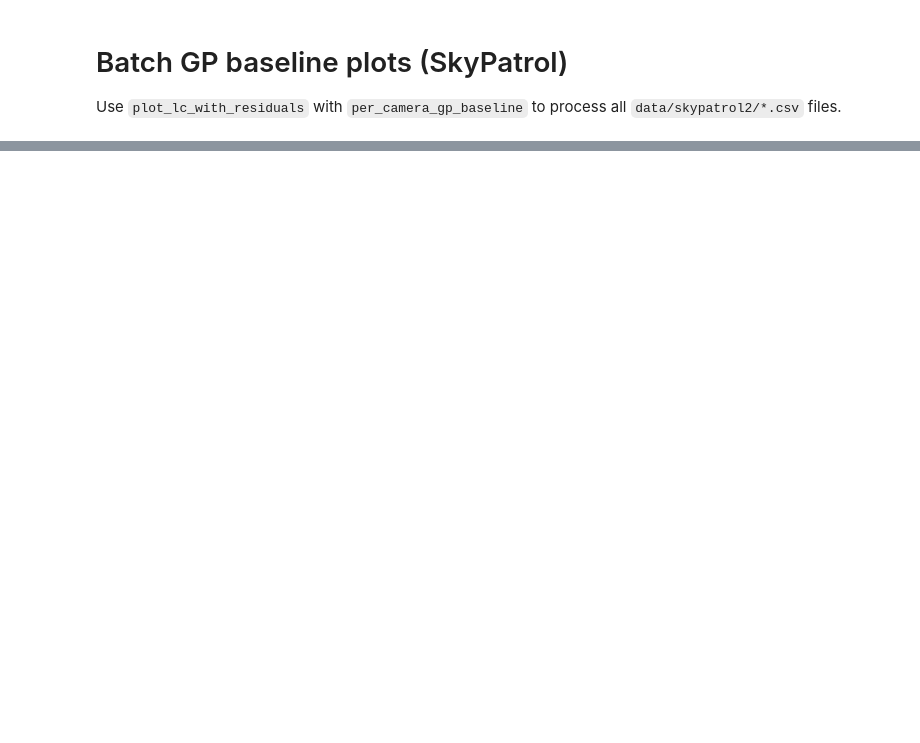
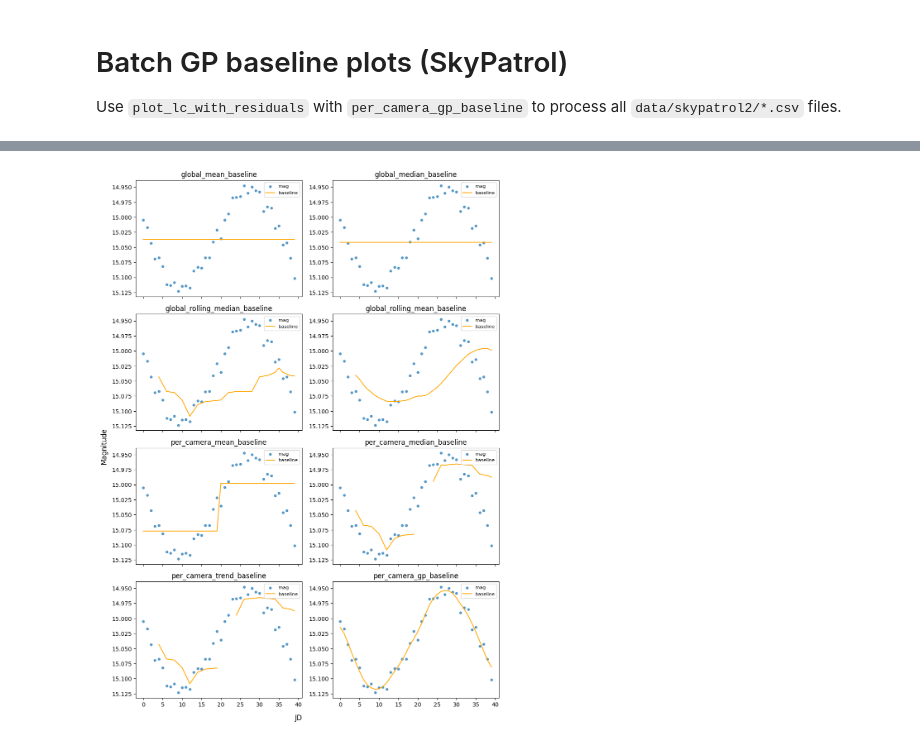
Before and after one commit to calderlen/malca, a Jupyter notebook: calder/test.ipynb, the cells around one changed output, grey strips where cells are left out. Drawn from its saved outputs; the diff is of its cells as text; code cells hidden in the pictures; blank space fills up the shorter version.

Commit message:
added more baseline testing

```diff
--- a/calder/test.ipynb
+++ b/calder/test.ipynb
@@ -76,0 +157,26 @@ Saved 28 files to /Volumes/drive-2tb/Documents/asassn-variability/calder/lc_plot
+# %%
+import matplotlib.pyplot as plt
+
+n = len(tests)
+ncols = 2
+nrows = (n + ncols - 1) // ncols
+fig, axes = plt.subplots(nrows, ncols, figsize=(10, 3.4 * nrows), sharex=True)
+axes = axes.flatten()
+
+for ax, (name, func, kwargs) in zip(axes, tests):
+    df_out = func(df_synth, **kwargs)
+    ax.scatter(df_out["JD"], df_out["mag"], s=14, alpha=0.7, label="mag")
+    ax.plot(df_out["JD"], df_out["baseline"], color="orange", lw=1.4, label="baseline")
+    ax.set_title(name)
+    ax.invert_yaxis()
+    ax.legend(loc="best", fontsize=8)
+
+for ax in axes[n:]:
+    ax.axis("off")
+
+fig.supxlabel("JD")
+fig.supylabel("Magnitude")
+plt.tight_layout()
+plt.show()
+# %% [output]
+[figure, added]
```
Also changed, not shown: parts of 7 cells of this notebook.
